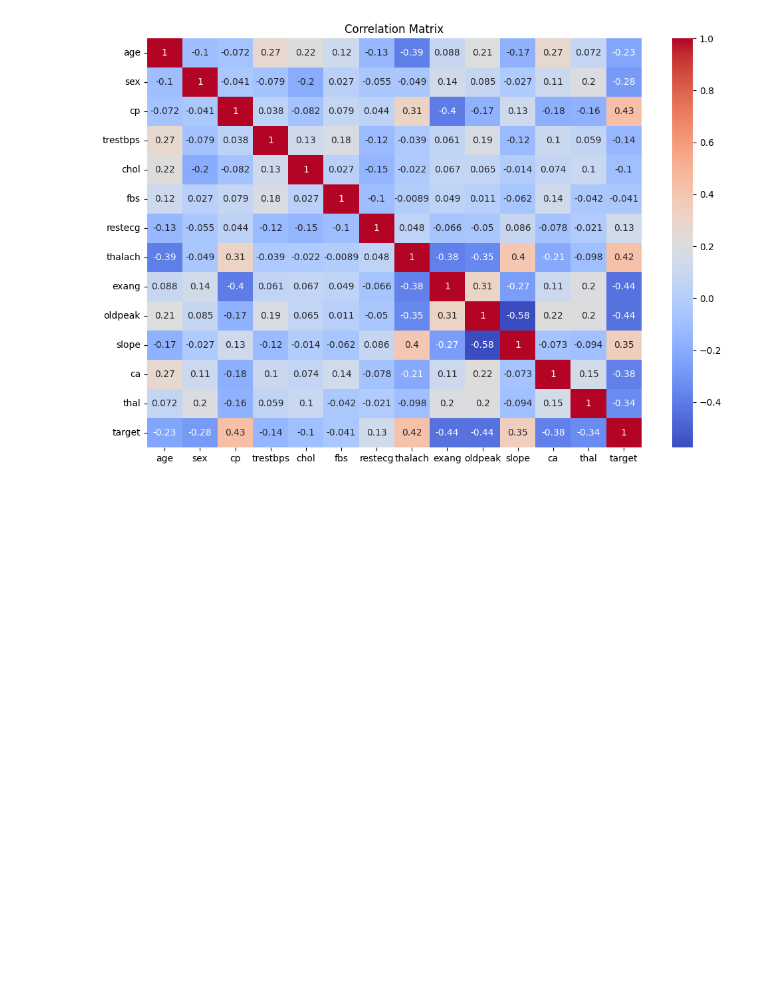
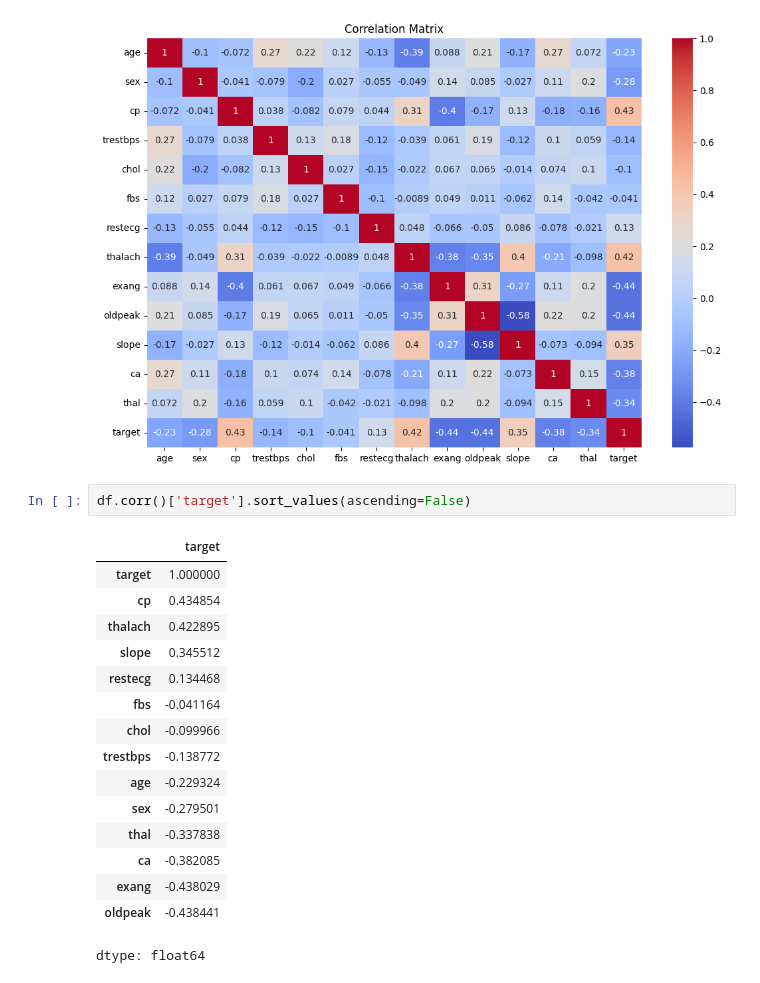
Before and after one commit to Srujan0001/AI-ML-Internship-Project02, a Jupyter notebook: Project2_pluto.ipynb, the cells around one changed output. Saved outputs shown, nothing was run; the diff lists cells and outputs as text; blank space fills up the shorter version.

```diff
--- a/Project2_pluto.ipynb
+++ b/Project2_pluto.ipynb
@@ -164,3 +164,22 @@ plt.title('Correlation Matrix')
 plt.show()
 # %% [output]
 [figure]
+# %%
+df.corr()['target'].sort_values(ascending=False)
+# %% [output]
+|  | target |
+| target | 1.000000 |
+| cp | 0.434854 |
+| thalach | 0.422895 |
+| slope | 0.345512 |
+| restecg | 0.134468 |
+| fbs | -0.041164 |
+| chol | -0.099966 |
+| trestbps | -0.138772 |
+| age | -0.229324 |
+| sex | -0.279501 |
+| thal | -0.337838 |
+| ca | -0.382085 |
+| exang | -0.438029 |
+| oldpeak | -0.438441 |
+dtype: float64
```
Also changed, not shown: parts of 2 cells of this notebook.
